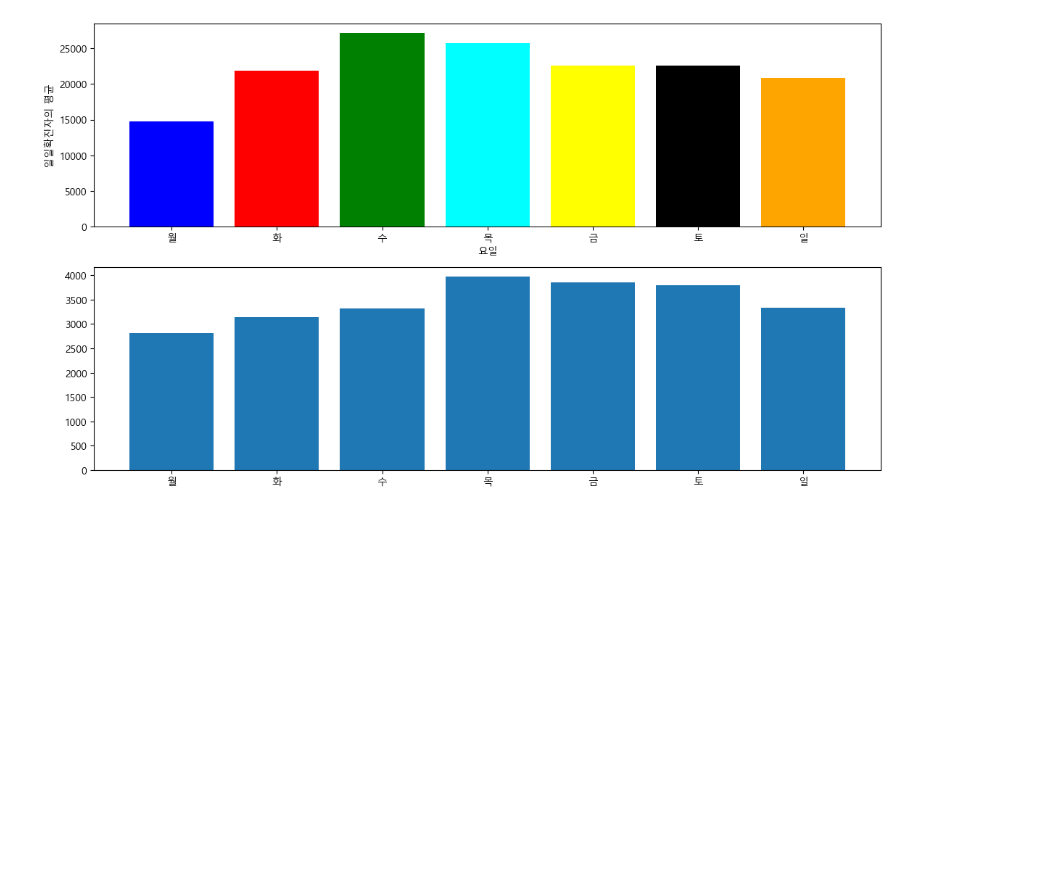
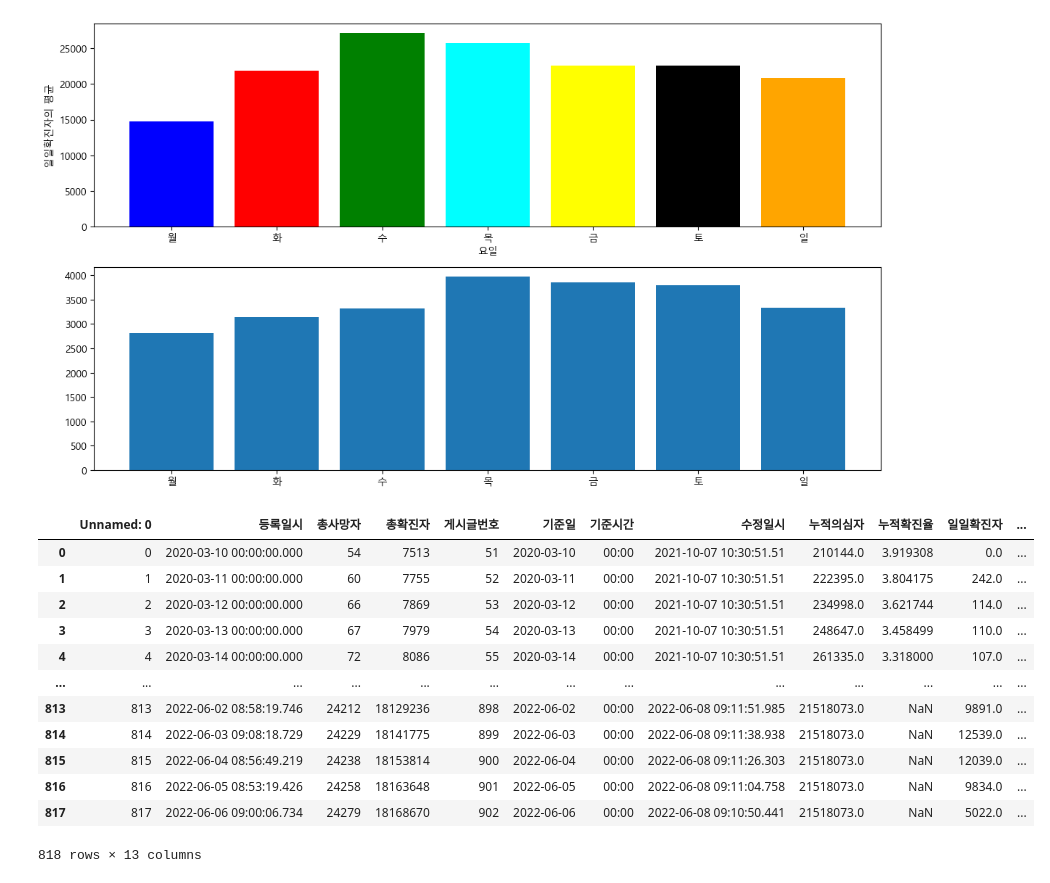
Before and after one commit to sjihye11/sjh-ezen-pandas2, a Jupyter notebook: 230917/02_corona.ipynb, the cells around one changed output. Saved outputs shown, nothing was run; the diff lists cells and outputs as text; code cells hidden in the pictures; blank space fills up the shorter version.

```diff
--- a/230917/02_corona.ipynb
+++ b/230917/02_corona.ipynb
@@ -1250,0 +1256,20 @@ plt.show()
+# %%
+# encoding이 cp949인 데이터를 로드할 때
+# pd.read_csv("./corona.csv")
+#UnicodeDecodeError가 뜰 텐데 이는 기본값인 utf-8로 열려고 하는데, 안 열린다는 것. 그러면 다시 인코딩 넣어서 열면 됨.
+pd.read_csv("./corona.csv", encoding='cp949')
+# 어라? Unnamed: 0이 또 뜨넹. 그러면 저장할 때
+# %% [output]
+|  | Unnamed: 0 | 등록일시 | 총사망자 | 총확진자 | 게시글번호 | 기준일 | 기준시간 | 수정일시 | 누적의심자 | 누적확진율 | 일일확진자 | ... |
+| 0 | 0 | 2020-03-10 00:00:00.000 | 54 | 7513 | 51 | 2020-03-10 | 00:00 | 2021-10-07 10:30:51.51 | 210144.0 | 3.919308 | 0.0 | ... |
+| 1 | 1 | 2020-03-11 00:00:00.000 | 60 | 7755 | 52 | 2020-03-11 | 00:00 | 2021-10-07 10:30:51.51 | 222395.0 | 3.804175 | 242.0 | ... |
+| 2 | 2 | 2020-03-12 00:00:00.000 | 66 | 7869 | 53 | 2020-03-12 | 00:00 | 2021-10-07 10:30:51.51 | 234998.0 | 3.621744 | 114.0 | ... |
+| 3 | 3 | 2020-03-13 00:00:00.000 | 67 | 7979 | 54 | 2020-03-13 | 00:00 | 2021-10-07 10:30:51.51 | 248647.0 | 3.458499 | 110.0 | ... |
+| 4 | 4 | 2020-03-14 00:00:00.000 | 72 | 8086 | 55 | 2020-03-14 | 00:00 | 2021-10-07 10:30:51.51 | 261335.0 | 3.318000 | 107.0 | ... |
+| ... | ... | ... | ... | ... | ... | ... | ... | ... | ... | ... | ... | ... |
+| 813 | 813 | 2022-06-02 08:58:19.746 | 24212 | 18129236 | 898 | 2022-06-02 | 00:00 | 2022-06-08 09:11:51.985 | 21518073.0 | NaN | 9891.0 | ... |
+| 814 | 814 | 2022-06-03 09:08:18.729 | 24229 | 18141775 | 899 | 2022-06-03 | 00:00 | 2022-06-08 09:11:38.938 | 21518073.0 | NaN | 12539.0 | ... |
+| 815 | 815 | 2022-06-04 08:56:49.219 | 24238 | 18153814 | 900 | 2022-06-04 | 00:00 | 2022-06-08 09:11:26.303 | 21518073.0 | NaN | 12039.0 | ... |
+| 816 | 816 | 2022-06-05 08:53:19.426 | 24258 | 18163648 | 901 | 2022-06-05 | 00:00 | 2022-06-08 09:11:04.758 | 21518073.0 | NaN | 9834.0 | ... |
+| 817 | 817 | 2022-06-06 09:00:06.734 | 24279 | 18168670 | 902 | 2022-06-06 | 00:00 | 2022-06-08 09:10:50.441 | 21518073.0 | NaN | 5022.0 | ... |
+818 rows × 13 columns
```
Also changed, not shown: parts of 4 cells of this notebook, 2 other files.
